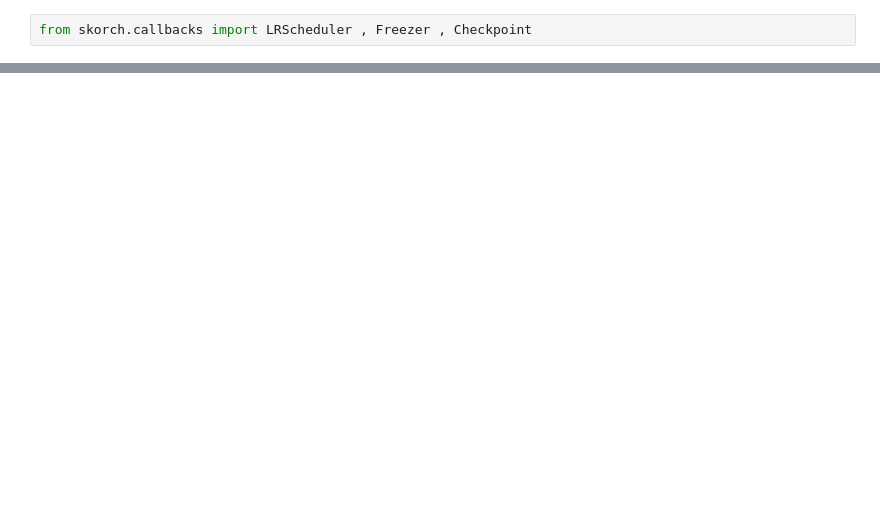
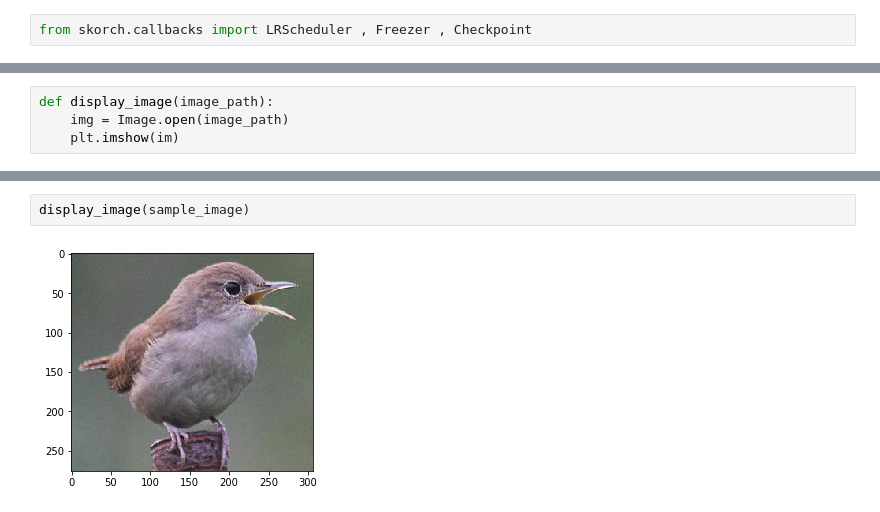
Before and after one commit to npatta01/Bird-Classifier, a Jupyter notebook: notebook/training_skorch.ipynb, the cells around one changed output, grey strips where cells are left out. Cells and saved outputs as stored; diff of their text form; blank space fills up the shorter version.

```diff
--- a/notebook/training_skorch.ipynb
+++ b/notebook/training_skorch.ipynb
@@ -125,0 +214,4 @@ net.fit(train_ds,y=None)
+# %%
+def display_image(image_path):
+    img = Image.open(image_path)
+    plt.imshow(im)
@@ -125,0 +231,4 @@ net.fit(train_ds,y=None)
+# %%
+display_image(sample_image)
+# %% [output]
+[figure, added]
```
Also changed, not shown: parts of 22 cells of this notebook, 2 other files.
